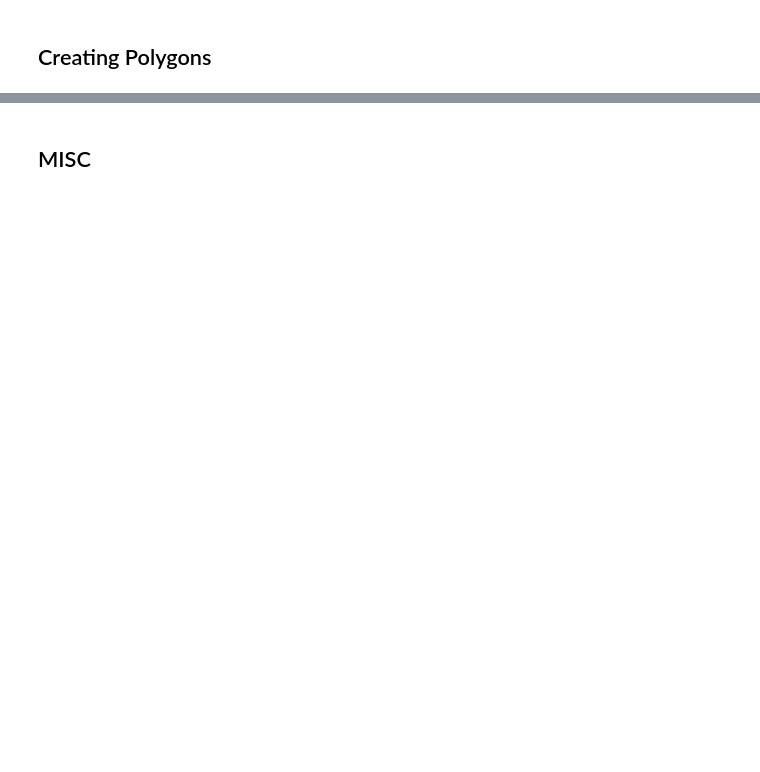
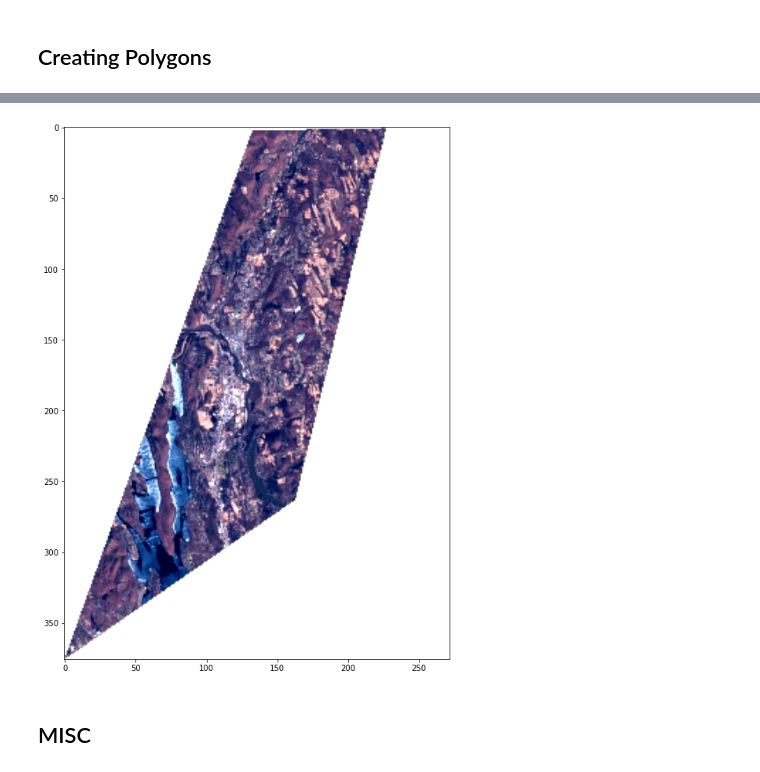
Before and after one commit to Competencia-de-Climate-Change/Landslide_EarlyDetection, a Jupyter notebook: notebooks/Landslide_NASA.ipynb, the cells around one changed output, grey strips where cells are left out. Cells and saved outputs as stored; diff of their text form; code cells hidden in the pictures; blank space fills up the shorter version.

```diff
--- a/notebooks/Landslide_NASA.ipynb
+++ b/notebooks/Landslide_NASA.ipynb
@@ -36,0 +126,6 @@ def create_PointCollection(point_list):
+# %%
+point_list = create_landslides_nasa_points(ls_df)
+
+polygon_list = map(create_Polygon_around_Point, point_list)
+
+feature_collection = create_Collection(polygon_list)
@@ -38,0 +158,20 @@ import descarteslabs as dl
+# %%
+def search_scenes(aoi, product_ids, start_date, end_date, limit=10):
+    scenes, ctx = dl.scenes.search(
+        aoi,
+        products=product_ids,
+        start_datetime=start_date,
+        end_datetime=end_date,
+        limit=limit
+    )
+
+    return scenes
+# %%
+def date_interval(date, delta=1, return_str=False):
+    from dateutil.relativedelta import relativedelta
+    from dateutil.parser import parse
+
+    if return_str:
+        return (parse(date) - relativedelta(days=delta)).strftime('%Y-%m-%d'), (parse(date) + relativedelta(days=delta)).strftime('%Y-%m-%d')
+
+    return parse(date) - relativedelta(days=delta), parse(date) + relativedelta(days=delta)
@@ -38,0 +184,5 @@ import descarteslabs as dl
+# %%
+scenes = search_scenes(aoi=Polygon(features[0]['geometry']['coordinates']),
+                       product_ids=["landsat:LC08:PRE:TOAR"],
+                       start_date=date_interval(point_list[0]['properties']['date'], 2)[0],
+                       end_date=date_interval(point_list[0]['properties']['date'], 2)[1])
@@ -39,3 +215,10 @@ import descarteslabs as dl
+# %%
+scene = scenes[-1]
+ctx_lowres = ctx.assign(resolution=60)
+arr = scene.ndarray("red green blue", ctx_lowres)
+dl.scenes.display(arr)
+# %% [output]
+[figure, added]
 # %% [markdown]
 ## MISC
 # %%
```
Also changed, not shown: parts of 16 cells of this notebook, 1 other file.
